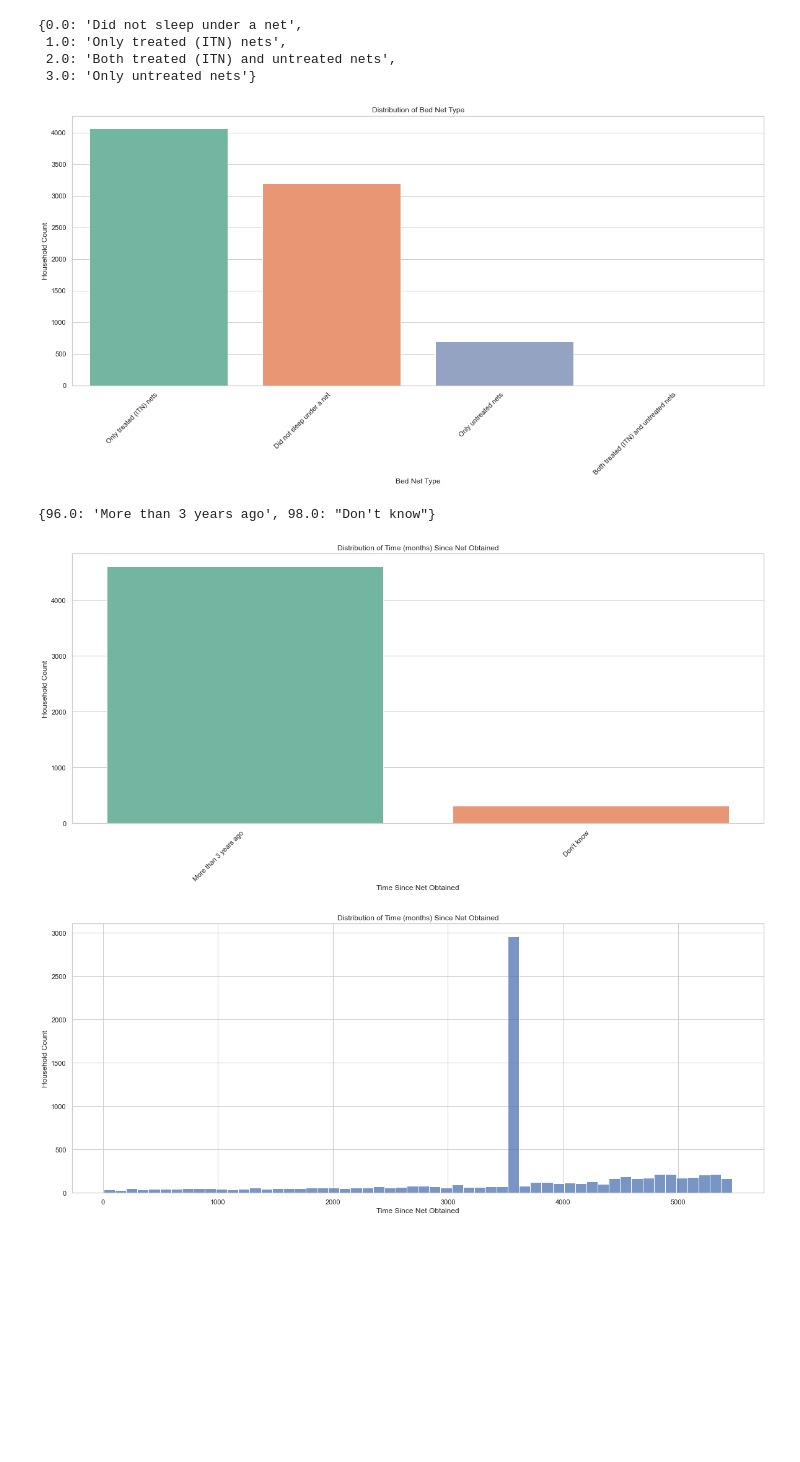
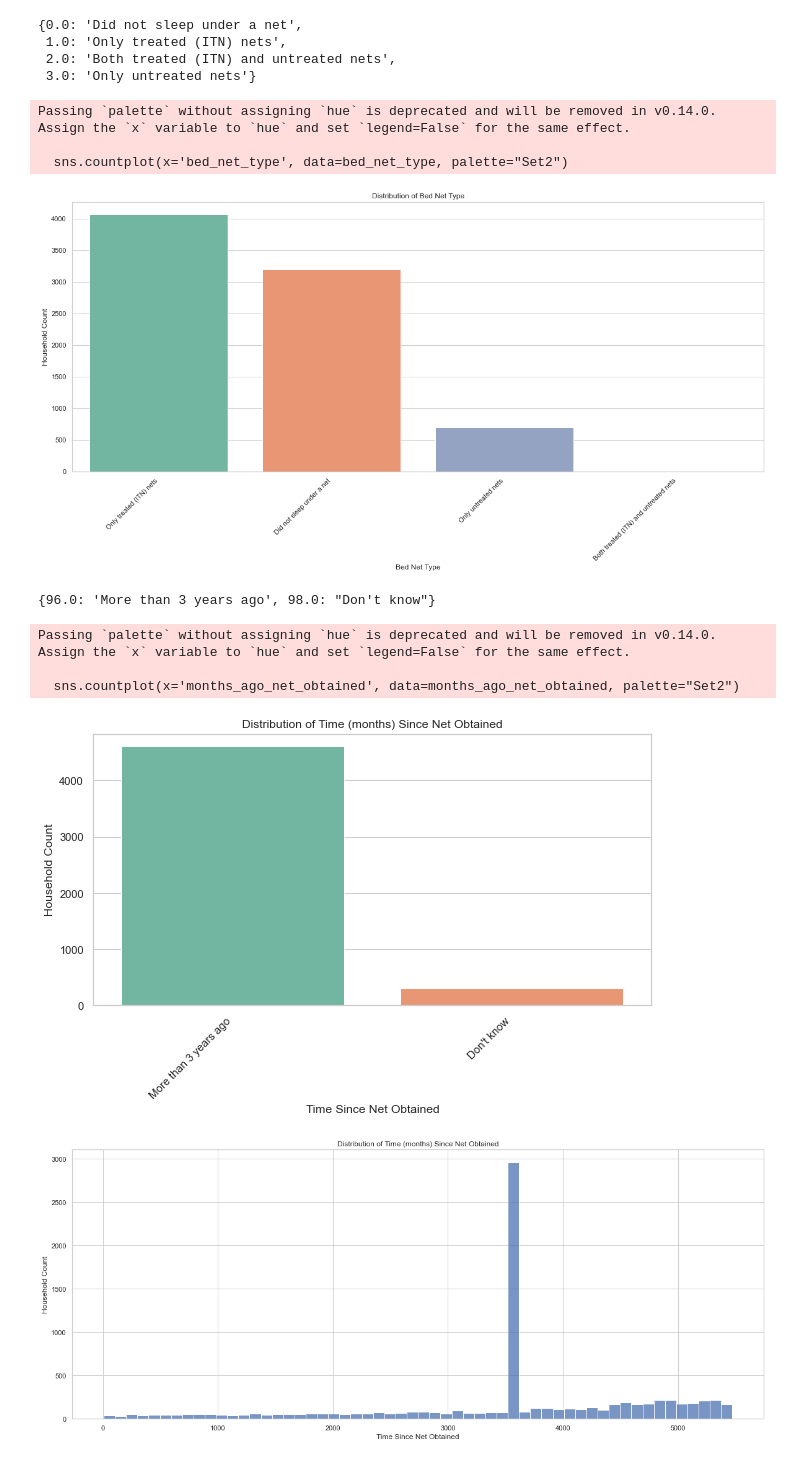
Before and after one commit to Dominic-Mu/dsc-phase-5-group-14-project, a Jupyter notebook: index.ipynb, the cells around one changed output. Saved outputs shown, nothing was run; the diff lists cells and outputs as text; code cells hidden in the pictures; blank space fills up the shorter version.

```diff
--- a/index.ipynb
+++ b/index.ipynb
@@ -717,7 +764,7 @@ summary_df
 # Distribution of household members in household
 
 # Setting the style of seaborn
-sns.set(style="whitegrid")
+sns.set(style="white")
 
 
 # Converting DataFrame to a NumPy array before indexing
@@ -725,7 +772,7 @@ np_array = df_filtered.to_numpy()
 
 # Plotting the distribution
 plt.figure(figsize=(15, 6))
-sns.histplot(df_filtered['number_of_household_members'], bins=20, kde=True, color='skyblue')
+sns.histplot(df_filtered['number_of_household_members'], bins=20, kde=True, color='teal')
 plt.title('Distribution of Household Members in Each Household')
 plt.xlabel('Number of Household Members')
 plt.ylabel('Frequency')
@@ -1012,6 +1071,9 @@ plt.xlabel('Bed Net Type')
 plt.ylabel('Household Count')
 plt.show()
 # %% [output]
+Passing `palette` without assigning `hue` is deprecated and will be removed in v0.14.0. Assign the `x` variable to `hue` and set `legend=False` for the same effect.
+
+  sns.countplot(x='bed_net_type', data=bed_net_type, palette="Set2")
 [figure]
 # %%
 # Time since net obtained
@@ -1023,22 +1085,25 @@ variable_label_months_ago_net_obtained
 # %%
 # Time since net obtained
 
 # Mapping the variable labels to the column
 months_ago_net_obtained = df_filtered['months_ago_net_obtained'].map(variable_label_months_ago_net_obtained).reset_index()
 
 # Setting the style of seaborn
 sns.set(style="whitegrid")
 
 # Plotting the count plot
-plt.figure(figsize=(20, 8))
+plt.figure(figsize=(10, 5))
 sns.countplot(x='months_ago_net_obtained', data=months_ago_net_obtained, palette="Set2")
 plt.xticks(rotation=45, ha='right')
 plt.title('Distribution of Time (months) Since Net Obtained')
 plt.xlabel('Time Since Net Obtained')
 plt.ylabel('Household Count')
 plt.show()
 # %% [output]
+Passing `palette` without assigning `hue` is deprecated and will be removed in v0.14.0. Assign the `x` variable to `hue` and set `legend=False` for the same effect.
+
+  sns.countplot(x='months_ago_net_obtained', data=months_ago_net_obtained, palette="Set2")
-[figure, old version]
+[figure, new version]
 # %%
 # Child's age in days Country Specific
 
```
Also changed, not shown: parts of 65 cells of this notebook.
